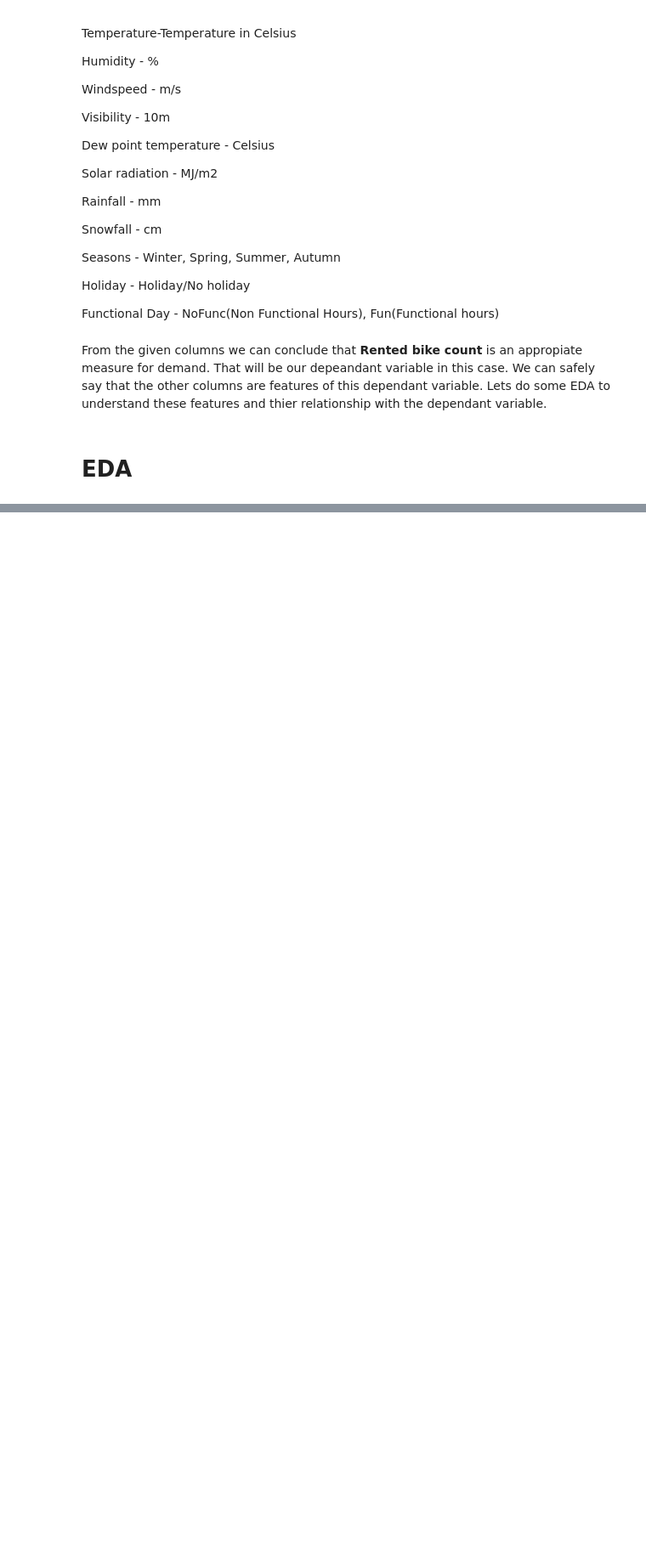
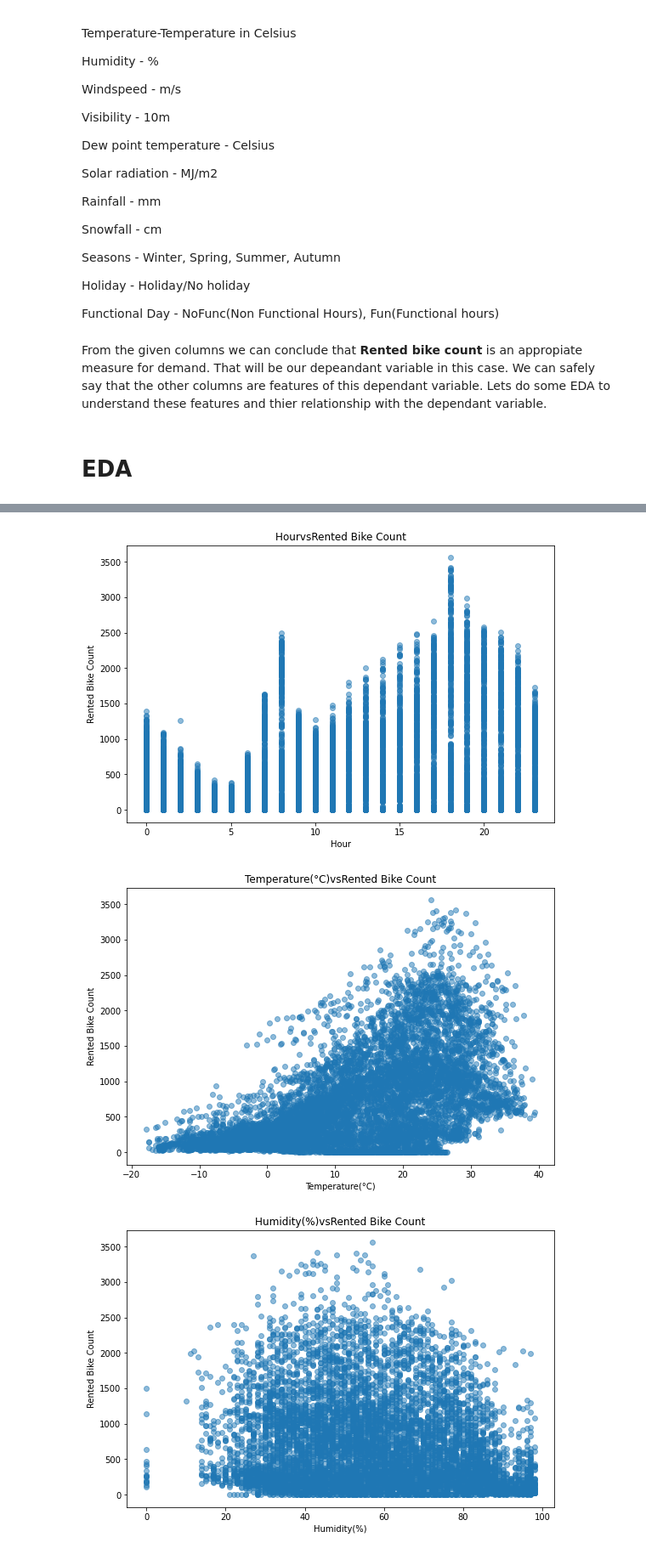
Before and after one commit to Ayushman0Singh/BikeSharingDemandPrediction, a Jupyter notebook: Bike_Sharing_Demand_Prediction_Capstone_Project.ipynb, the cells around one changed output, grey strips where cells are left out. Shown at 85% size. Drawn from its saved outputs; the diff is of its cells as text; code cells hidden in the pictures; blank space fills up the shorter version.

```diff
--- a/Bike_Sharing_Demand_Prediction_Capstone_Project.ipynb
+++ b/Bike_Sharing_Demand_Prediction_Capstone_Project.ipynb
@@ -149,0 +236,12 @@ From the given columns we can conclude that **Rented bike count** is an appropia
+# %%
+for i in numeric_features:
+  plt.figure(figsize=(9,6))
+  plt.scatter(x=df[i], y=df['Rented Bike Count'], alpha = 0.5)
+  plt.xlabel(i)
+  plt.ylabel('Rented Bike Count')
+  plt.title( i + 'vs' 'Rented Bike Count')
+  plt.show()
+# %% [output]
+[figure, added]
+[figure, added]
+[figure, added]
```
Also changed, not shown: parts of 23 cells of this notebook.
